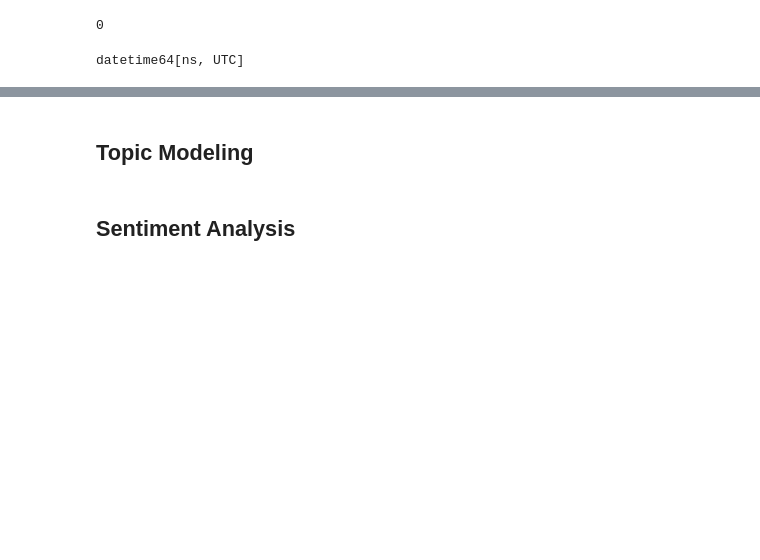
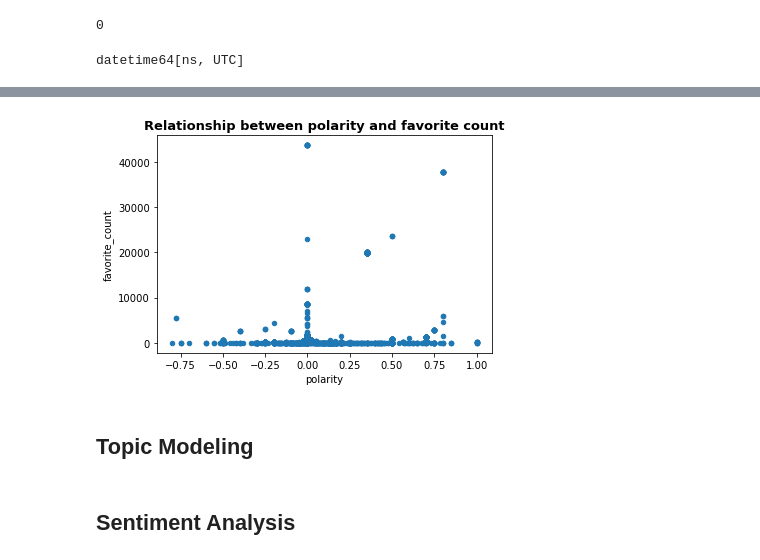
Before and after one commit to ekubay/Tiwitter-Data-Analysis, a Jupyter notebook: Data_Preprocessing_onTwitter_Data.ipynb, the cells around one changed output, grey strips where cells are left out. Saved outputs shown, nothing was run; the diff lists cells and outputs as text; code cells hidden in the pictures; blank space fills up the shorter version.

```diff
--- a/Data_Preprocessing_onTwitter_Data.ipynb
+++ b/Data_Preprocessing_onTwitter_Data.ipynb
@@ -182,3 +178,9 @@ Name: source, Length: 1976, dtype: object
+# %%
+# polarity vs favorite_count using scatter plot
+df.plot(x = 'polarity', y = 'favorite_count', kind = 'scatter')
+plt.title("Relationship between polarity and favorite count", fontsize = 13, fontweight = 'bold');
+# %% [output]
+[figure, added]
 # %% [markdown]
 ## Topic Modeling
 # %% [markdown]
```
Also changed, not shown: parts of 7 cells of this notebook.
